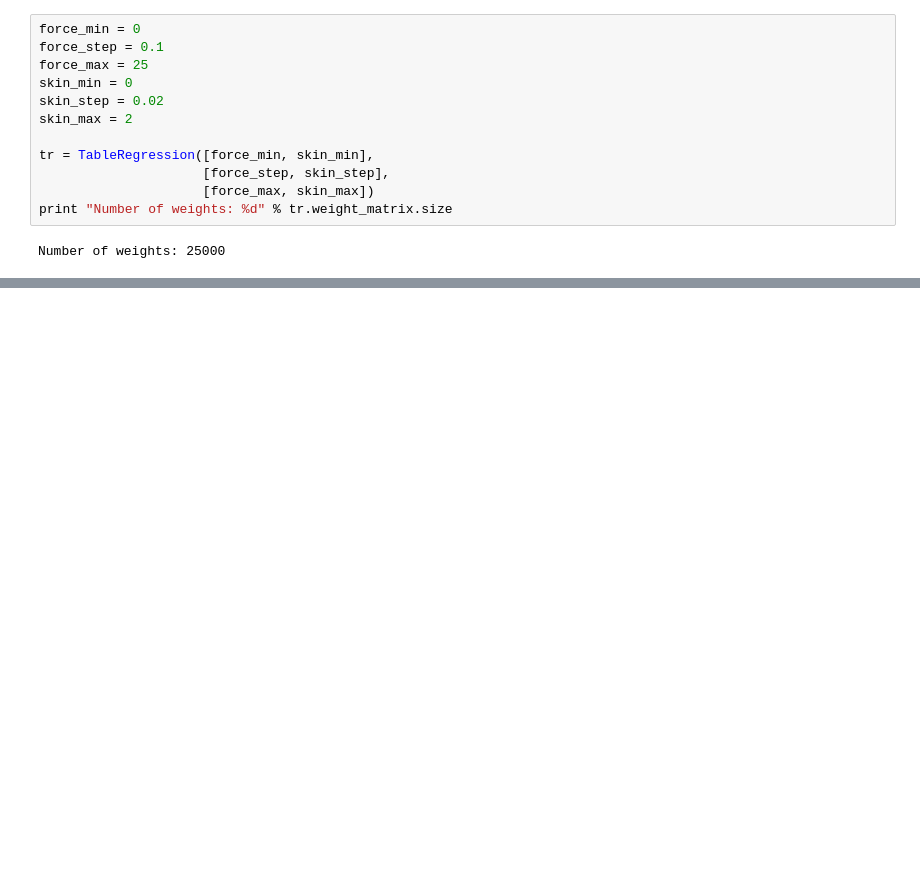
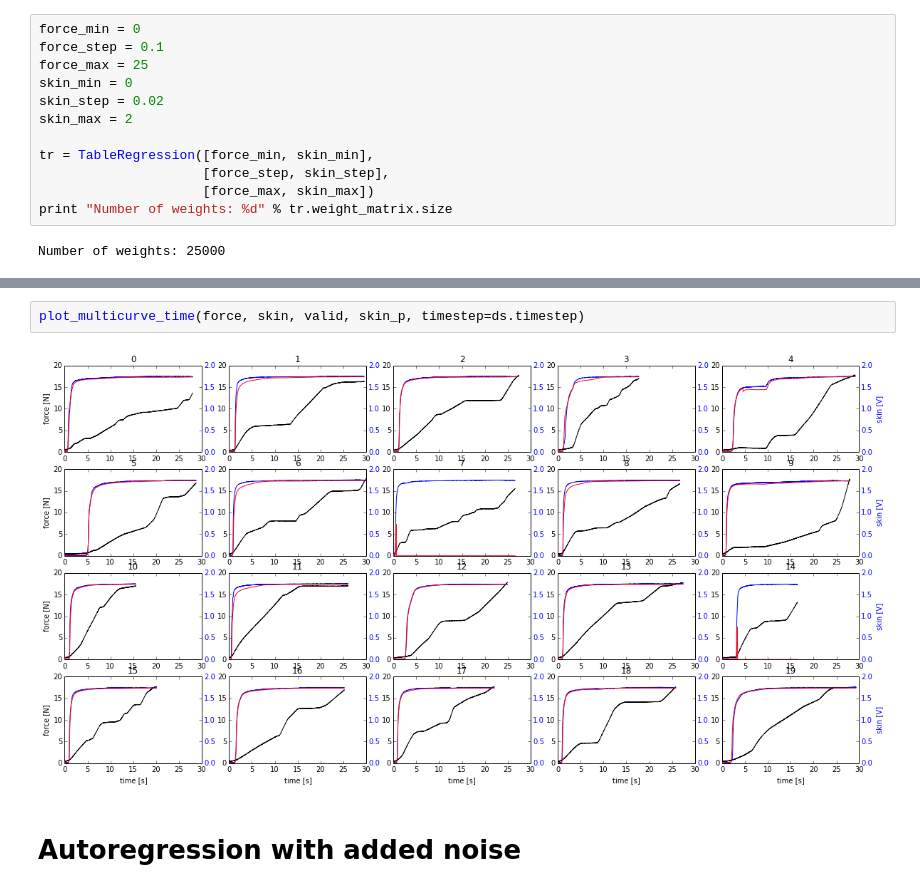
Before and after one commit to surban/ml, a Jupyter notebook: notebooks/Skin-Autoregression.ipynb, the cells around one changed output, grey strips where cells are left out. Cells and saved outputs as stored; diff of their text form; blank space fills up the shorter version.

```diff
--- a/notebooks/Skin-Autoregression.ipynb
+++ b/notebooks/Skin-Autoregression.ipynb
@@ -73,0 +78,6 @@ plot_phase(ds.record('train', (1,1), 1), 'k')
+# %%
+plot_multicurve_time(force, skin, valid, skin_p, timestep=ds.timestep)
+# %% [output]
+[figure, added]
+# %% [markdown]
+# Autoregression with added noise
```
Also changed, not shown: parts of 21 cells of this notebook, 5 other files.
